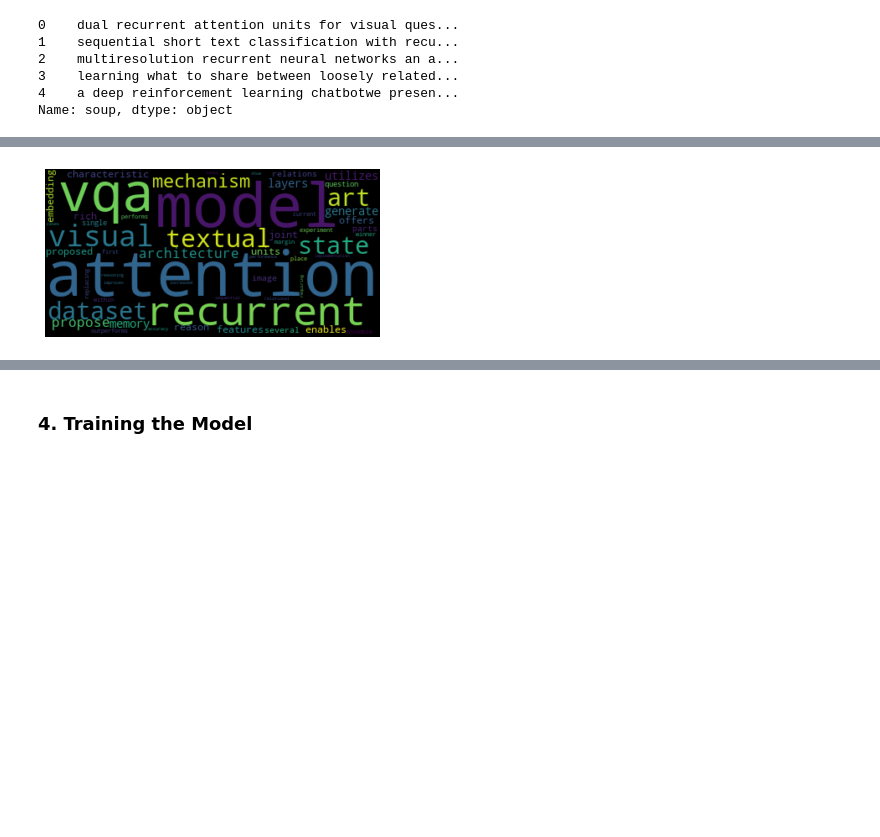
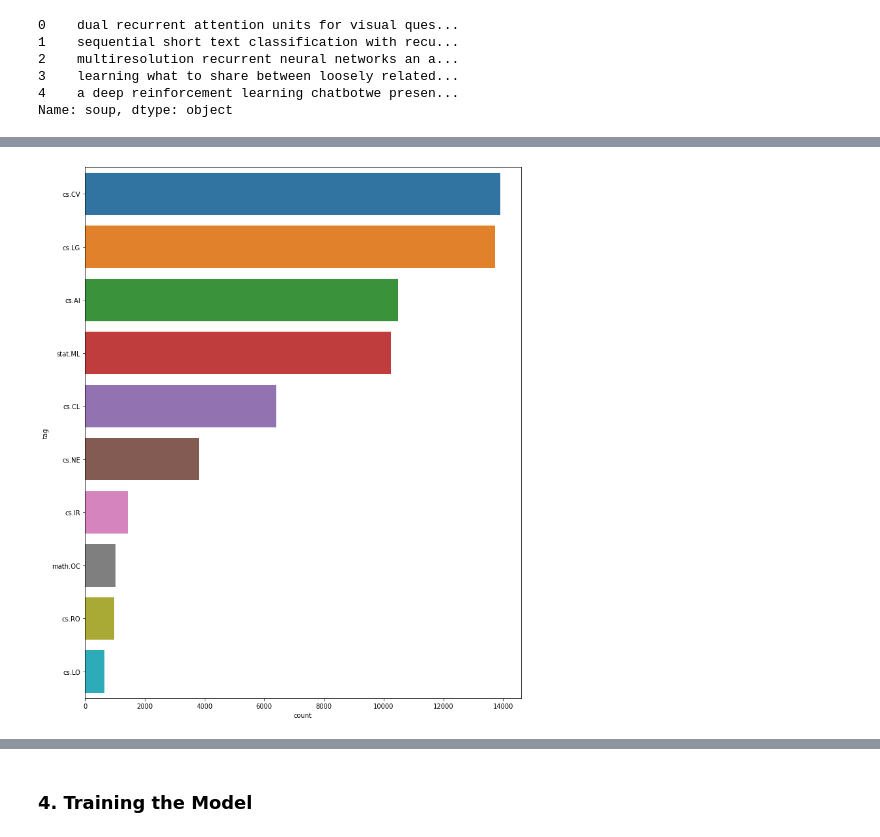
Before and after one commit to leosanchezsoler/bilbo-the-bot, a Jupyter notebook: main.ipynb, the cells around one changed output, grey strips where cells are left out. Cells and saved outputs as stored; diff of their text form; code cells hidden in the pictures; blank space fills up the shorter version.

```diff
--- a/main.ipynb
+++ b/main.ipynb
@@ -183,0 +210,14 @@ dictionary = tokenizer.word_index
+# %%
+# Create a list with all tags
+all_tags = sum(df['tag'], [])
+tag_length = len(set(all_tags))
+
+print(f'Tags have this length: {tag_length}')
+print(f'\nHere is a list with 10 tags: {all_tags[1:10]}')
+
+all_tags_dist = nltk.FreqDist(all_tags)
+all_tags_df = pd.DataFrame({'tag': list(all_tags_dist.keys()), 'count': list(all_tags_dist.values())})
+
+print('····················')
+print(f'\nPlotting the 10 most common tags in the dataset')
+all_tags_df.sort_values(by='count', ascending=False).head(10)
@@ -183,0 +242,4 @@ dictionary = tokenizer.word_index
+# %%
+all_tags_plot = freq_tags(df=all_tags_df, n=10, save=True, filename='freq_tags', x='count', y='tag', sort_by='count')
+# %% [output]
+[figure, added]
@@ -184,20 +248,6 @@ dictionary = tokenizer.word_index
 # %%
 # Save the most frequent words in a json file
 save_freq_words(df=df, col='soup')
-# %%
-## Let's learn how to use wordcloud
-
-text = df.clean_summary[0]
-
-# Create and generate a word cloud image
-wordcloud = WordCloud().generate(text)
-
-# Display the generated image:
-plt.imshow(wordcloud, interpolation='bilinear')
-plt.axis('off')
-plt.show()
-# %% [output]
-[figure, removed]
 # %%
 text_title = ''.join(titles for titles in df.clean_title)
 text_summary = ''.join(summaries for summaries in df.clean_summary)
```
Also changed, not shown: parts of 17 cells of this notebook, 8 other files.
